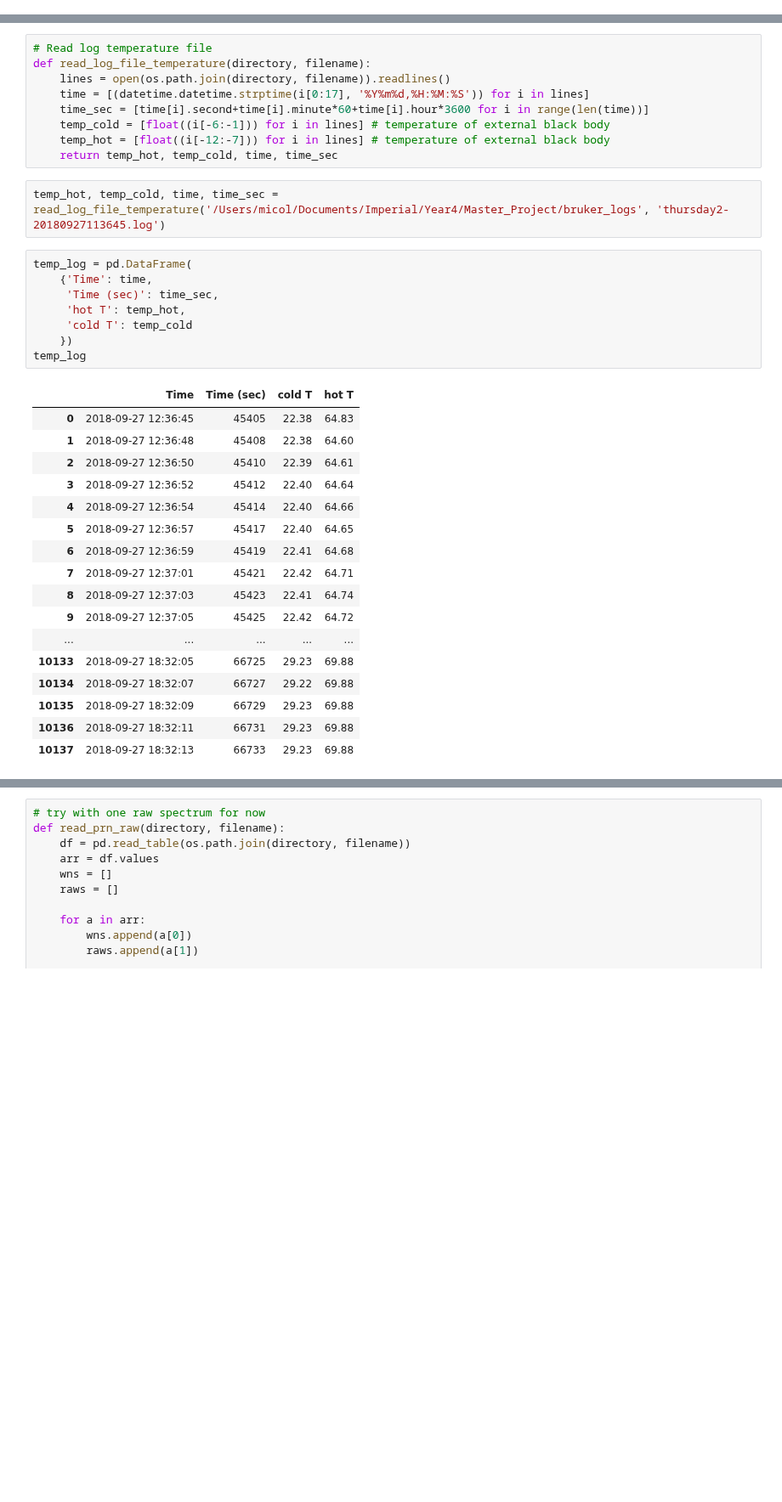
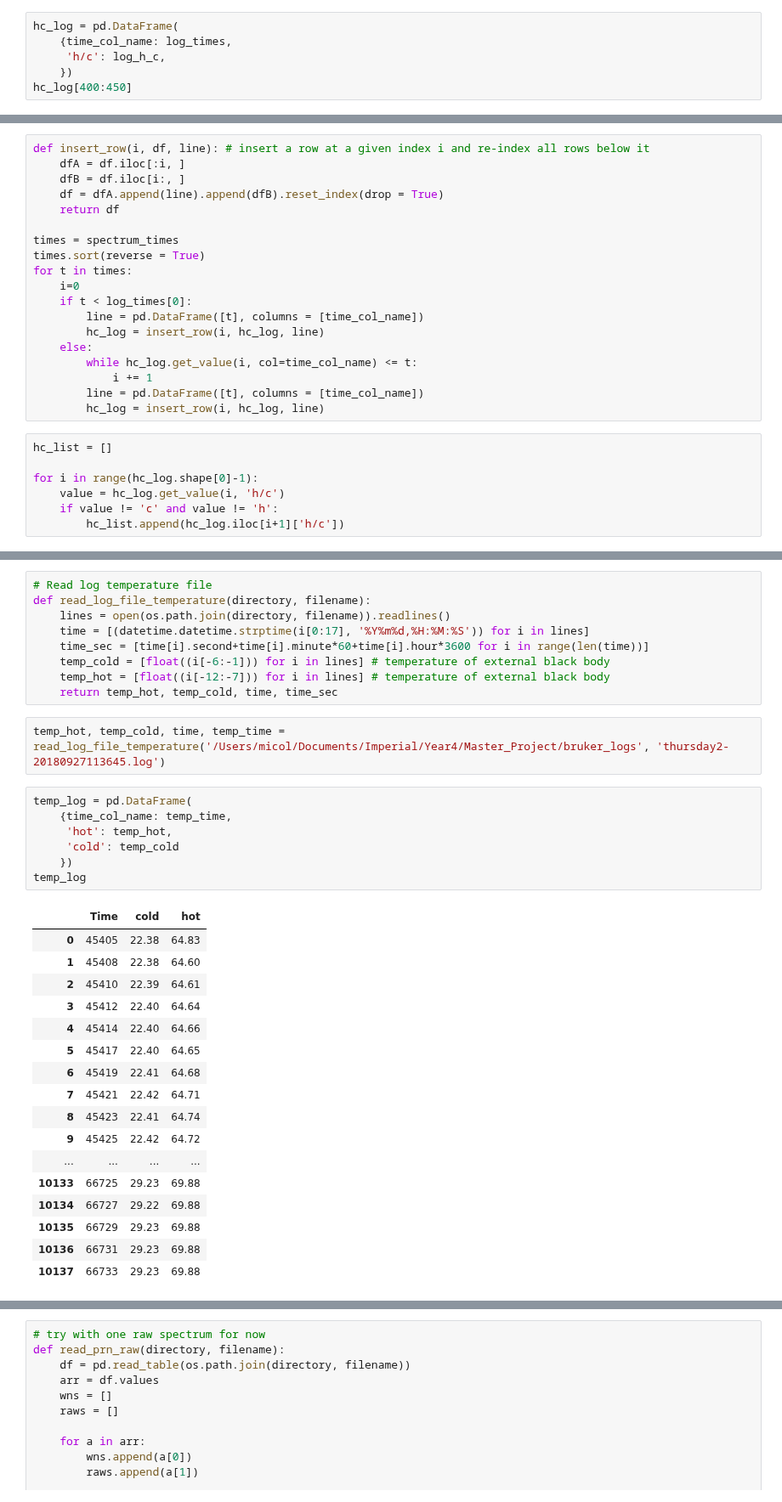
Before and after one commit to micolbedarida/MSci_Project, a Jupyter notebook: matching_time_and_temps.ipynb, the cells around one changed output, grey strips where cells are left out. Shown at 85% size. Saved outputs shown, nothing was run; the diff lists cells and outputs as text; blank space fills up the shorter version.

```diff
--- a/matching_time_and_temps.ipynb
+++ b/matching_time_and_temps.ipynb
@@ -69,0 +93,6 @@ hc_log
+# %%
+hc_log = pd.DataFrame(
+    {time_col_name: log_times,
+     'h/c': log_h_c,
+    })
+hc_log[400:450]
@@ -69,0 +156,26 @@ hc_log
+# %%
+def insert_row(i, df, line): # insert a row at a given index i and re-index all rows below it
+    dfA = df.iloc[:i, ]
+    dfB = df.iloc[i:, ]
+    df = dfA.append(line).append(dfB).reset_index(drop = True)
+    return df
+
+times = spectrum_times
+times.sort(reverse = True)
+for t in times:
+    i=0
+    if t < log_times[0]:
+        line = pd.DataFrame([t], columns = [time_col_name])
+        hc_log = insert_row(i, hc_log, line)
+    else:
+        while hc_log.get_value(i, col=time_col_name) <= t:
+            i += 1
+        line = pd.DataFrame([t], columns = [time_col_name])
+        hc_log = insert_row(i, hc_log, line)
+# %%
+hc_list = []
+
+for i in range(hc_log.shape[0]-1):
+    value = hc_log.get_value(i, 'h/c')
+    if value != 'c' and value != 'h':
+        hc_list.append(hc_log.iloc[i+1]['h/c'])
@@ -77,30 +200,29 @@ def read_log_file_temperature(directory, filename):
     temp_hot = [float((i[-12:-7])) for i in lines] # temperature of external black body
     return temp_hot, temp_cold, time, time_sec
 # %%
-temp_hot, temp_cold, time, time_sec = read_log_file_temperature('/Users/micol/Documents/Imperial/Year4/Master_Project/bruker_logs', 'thursday2-20180927113645.log')
+temp_hot, temp_cold, time, temp_time = read_log_file_temperature('/Users/micol/Documents/Imperial/Year4/Master_Project/bruker_logs', 'thursday2-20180927113645.log')
 # %%
 temp_log = pd.DataFrame(
-    {'Time': time,
-     'Time (sec)': time_sec,
-     'hot T': temp_hot,
-     'cold T': temp_cold
+    {time_col_name: temp_time,
+     'hot': temp_hot,
+     'cold': temp_cold
     })
 temp_log
 # %% [output]
-|  | Time | Time (sec) | cold T | hot T |
-| 0 | 2018-09-27 12:36:45 | 45405 | 22.38 | 64.83 |
-| 1 | 2018-09-27 12:36:48 | 45408 | 22.38 | 64.60 |
-| 2 | 2018-09-27 12:36:50 | 45410 | 22.39 | 64.61 |
-| 3 | 2018-09-27 12:36:52 | 45412 | 22.40 | 64.64 |
-| 4 | 2018-09-27 12:36:54 | 45414 | 22.40 | 64.66 |
-| 5 | 2018-09-27 12:36:57 | 45417 | 22.40 | 64.65 |
-| 6 | 2018-09-27 12:36:59 | 45419 | 22.41 | 64.68 |
-| 7 | 2018-09-27 12:37:01 | 45421 | 22.42 | 64.71 |
-| 8 | 2018-09-27 12:37:03 | 45423 | 22.41 | 64.74 |
-| 9 | 2018-09-27 12:37:05 | 45425 | 22.42 | 64.72 |
-| ... | ... | ... | ... | ... |
-| 10133 | 2018-09-27 18:32:05 | 66725 | 29.23 | 69.88 |
-| 10134 | 2018-09-27 18:32:07 | 66727 | 29.22 | 69.88 |
-| 10135 | 2018-09-27 18:32:09 | 66729 | 29.23 | 69.88 |
-| 10136 | 2018-09-27 18:32:11 | 66731 | 29.23 | 69.88 |
-| 10137 | 2018-09-27 18:32:13 | 66733 | 29.23 | 69.88 |
+|  | Time | cold | hot |
+| 0 | 45405 | 22.38 | 64.83 |
+| 1 | 45408 | 22.38 | 64.60 |
+| 2 | 45410 | 22.39 | 64.61 |
+| 3 | 45412 | 22.40 | 64.64 |
+| 4 | 45414 | 22.40 | 64.66 |
+| 5 | 45417 | 22.40 | 64.65 |
+| 6 | 45419 | 22.41 | 64.68 |
+| 7 | 45421 | 22.42 | 64.71 |
+| 8 | 45423 | 22.41 | 64.74 |
+| 9 | 45425 | 22.42 | 64.72 |
+| ... | ... | ... | ... |
+| 10133 | 66725 | 29.23 | 69.88 |
+| 10134 | 66727 | 29.22 | 69.88 |
+| 10135 | 66729 | 29.23 | 69.88 |
+| 10136 | 66731 | 29.23 | 69.88 |
+| 10137 | 66733 | 29.23 | 69.88 |
```
Also changed, not shown: parts of 28 cells of this notebook, 1 other file.
